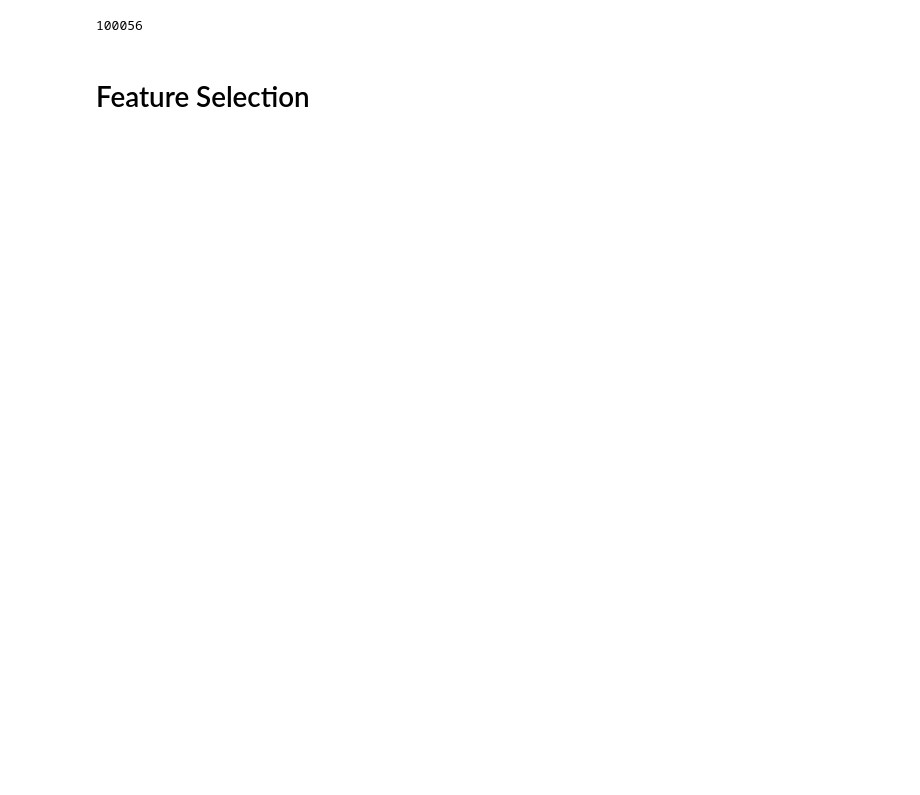
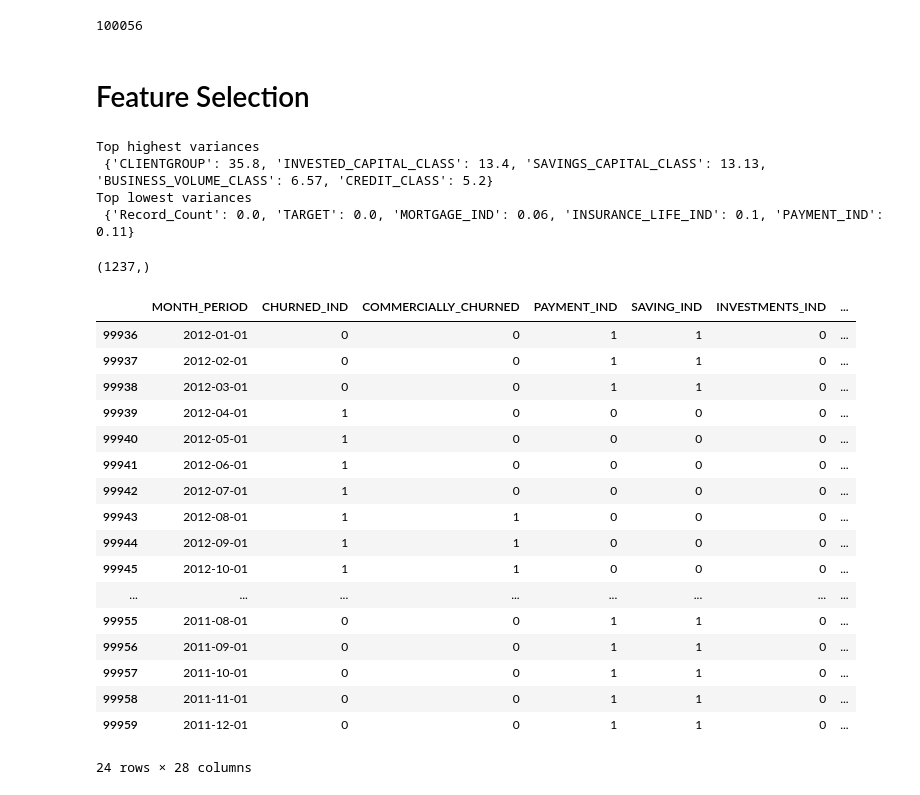
Before and after one commit to Senejohnny/ml, a Jupyter notebook: Notebooks/ABN/churn_prediction.ipynb, the cells around one changed output. Drawn from its saved outputs; the diff is of its cells as text; code cells hidden in the pictures; blank space fills up the shorter version.

```diff
--- a/Notebooks/ABN/churn_prediction.ipynb
+++ b/Notebooks/ABN/churn_prediction.ipynb
@@ -9,16 +16,19 @@ from src.pipe_store import set_data_types
 # %%
-def data_parser_o(x):
+def date_parser_o(x):
     refrence_month = pd.to_datetime('2011-1-1').to_period('M')
     trans_month = pd.to_datetime(x, format='%Y%m').to_period('M')
     return ( trans_month - refrence_month).n #n captures the month number
 
-data_parser = lambda x: pd.to_datetime(x, format='%Y%m')
+date_parser = lambda x: pd.to_datetime(x, format='%Y%m')
 # %%
 data_path = '/Users/Danial/Downloads/assesment_file2_churn.csv'
 df = (
-    pd.read_csv(data_path, sep=';', parse_dates=['MONTH_PERIOD'], date_parser=data_parser)
+    data_loader(data_path, parse_dates=['MONTH_PERIOD'], date_parser=date_parser)
     .pipe(set_data_types, data_type)
+    # .pipe(integer_encoder, 'CLIENTGROUP', 'ACCOUNTMODEL', 'AGE_CLASS', 'HOMEBANK_COLOUR', 'LOYALITY')
+
 )
 
+
 # df.MONTH_PERIOD = df.MONTH_PERIOD.apply(lambda x: (x - pd.to_datetime('2011-1-1').to_period('M')).n)
 # %% [output]
@@ -48,0 +58,10 @@ df.TARGET.unique() #  0 Variance to be discarded
+# %%
+varainces = df.drop(['COMMERCIALLY_CHURNED', 'CHURNED_IND'], axis=1).var().round(2)
+print('Top highest variances\n', dict(varainces.sort_values(ascending=False)[0:5]))
+print('Top lowest variances\n', dict(varainces.sort_values(ascending=True)[0:5]))
+# 'Record_Count', 'TARGET' are discarded from the data set
+# %% [output]
+Top highest variances
+ {'CLIENTGROUP': 35.8, 'INVESTED_CAPITAL_CLASS': 13.4, 'SAVINGS_CAPITAL_CLASS': 13.13, 'BUSINESS_VOLUME_CLASS': 6.57, 'CREDIT_CLASS': 5.2}
+Top lowest variances
+ {'Record_Count': 0.0, 'TARGET': 0.0, 'MORTGAGE_IND': 0.06, 'INSURANCE_LIFE_IND': 0.1, 'PAYMENT_IND': 0.11}
@@ -49,3 +81,28 @@ df.TARGET.unique() #  0 Variance to be discarded
+# %%
+var_client[var_client.AGE_CLASS !=0].AGE_CLASS.shape
+# %% [output]
+(1237,)
+# %%
+df[df.CUSTOMER_ID == 9386078012]
+# %% [output]
+|  | MONTH_PERIOD | CHURNED_IND | COMMERCIALLY_CHURNED | PAYMENT_IND | SAVING_IND | INVESTMENTS_IND | ... |
+| 99936 | 2012-01-01 | 0 | 0 | 1 | 1 | 0 | ... |
+| 99937 | 2012-02-01 | 0 | 0 | 1 | 1 | 0 | ... |
+| 99938 | 2012-03-01 | 0 | 0 | 1 | 1 | 0 | ... |
+| 99939 | 2012-04-01 | 1 | 0 | 0 | 0 | 0 | ... |
+| 99940 | 2012-05-01 | 1 | 0 | 0 | 0 | 0 | ... |
+| 99941 | 2012-06-01 | 1 | 0 | 0 | 0 | 0 | ... |
+| 99942 | 2012-07-01 | 1 | 0 | 0 | 0 | 0 | ... |
+| 99943 | 2012-08-01 | 1 | 1 | 0 | 0 | 0 | ... |
+| 99944 | 2012-09-01 | 1 | 1 | 0 | 0 | 0 | ... |
+| 99945 | 2012-10-01 | 1 | 1 | 0 | 0 | 0 | ... |
+| ... | ... | ... | ... | ... | ... | ... | ... |
+| 99955 | 2011-08-01 | 0 | 0 | 1 | 1 | 0 | ... |
+| 99956 | 2011-09-01 | 0 | 0 | 1 | 1 | 0 | ... |
+| 99957 | 2011-10-01 | 0 | 0 | 1 | 1 | 0 | ... |
+| 99958 | 2011-11-01 | 0 | 0 | 1 | 1 | 0 | ... |
+| 99959 | 2011-12-01 | 0 | 0 | 1 | 1 | 0 | ... |
+24 rows × 28 columns
 # %%
 df.groupby('CUSTOMER_ID').ACCOUNTMODEL.value_counts() # Interesting variable as the model changes after some time
 df[df.CUSTOMER_ID == 1276999][['MONTH_PERIOD', 'ACCOUNTMODEL']].head()
```
Also changed, not shown: parts of 15 cells of this notebook, 4 other files.
